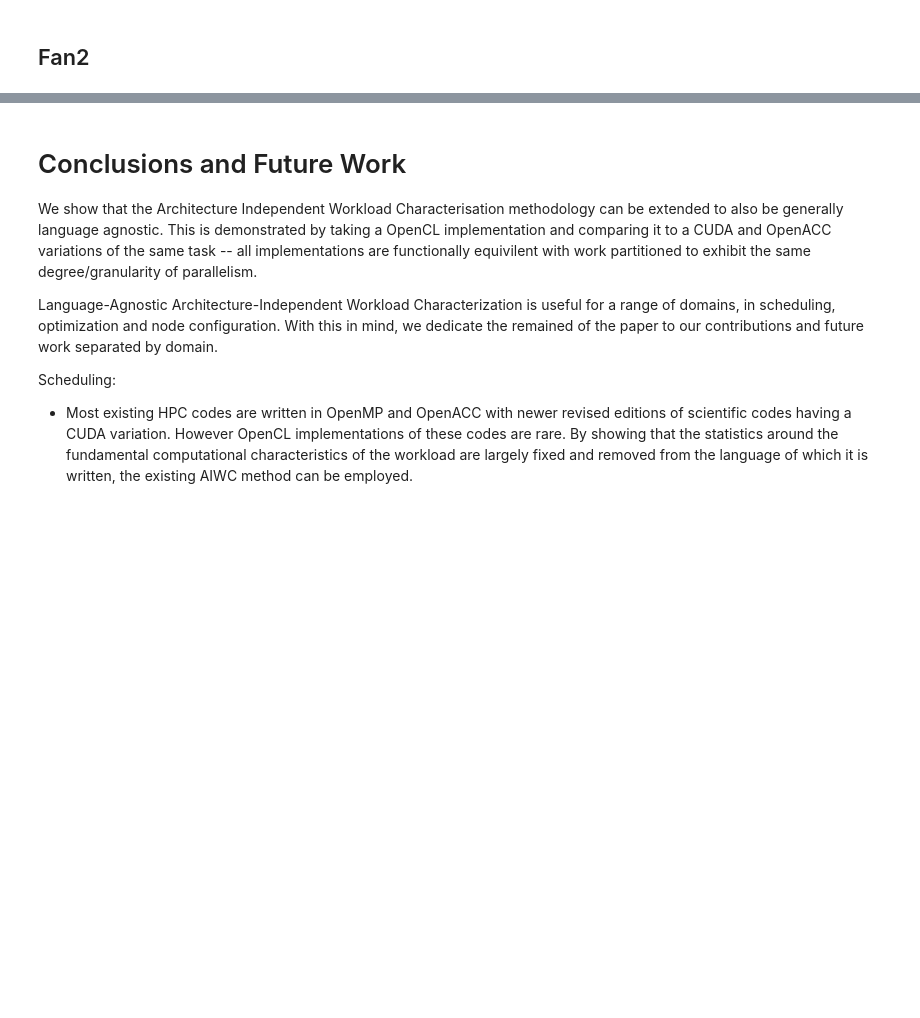
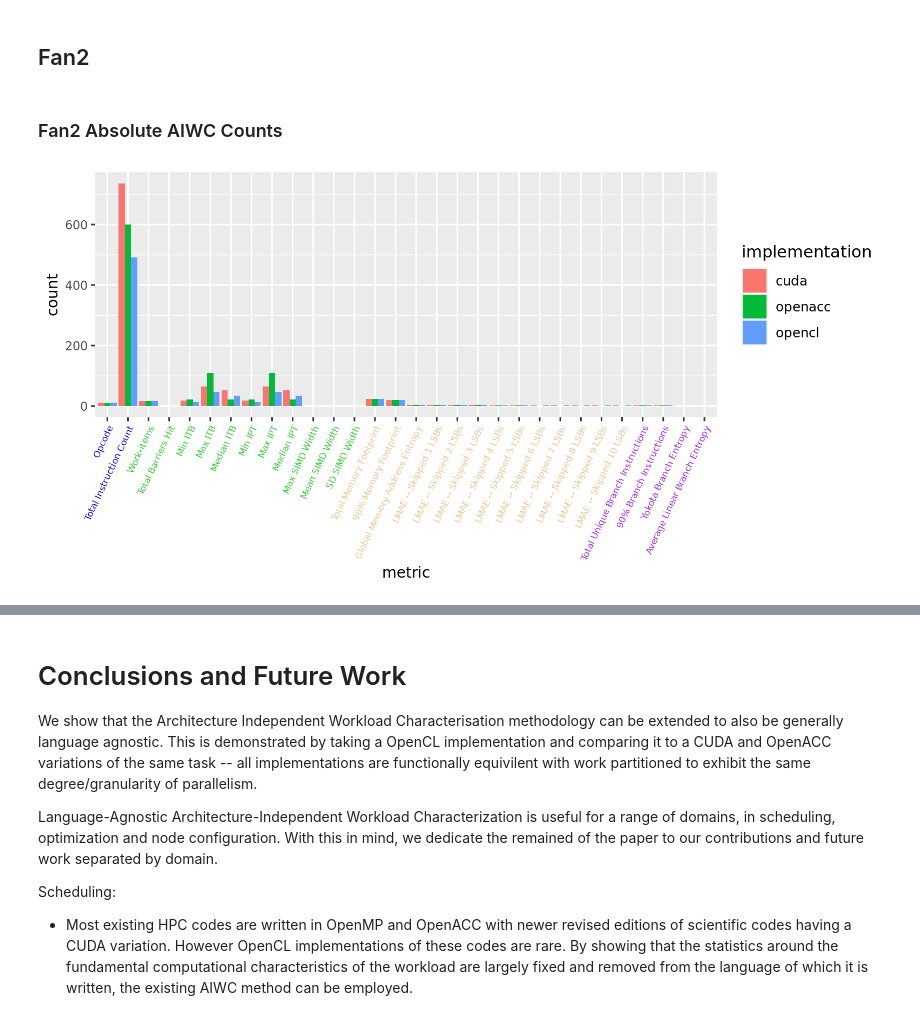
Before and after one commit to ANU-HPC/aiwc-for-the-masses, a Jupyter notebook: codes/AIWC-metric-comparison-of-Cuda-OpenACC-and-OpenCL.ipynb, the cells around one changed output, grey strips where cells are left out. Cells and saved outputs as stored; diff of their text form; code cells hidden in the pictures; blank space fills up the shorter version.

```diff
--- a/codes/AIWC-metric-comparison-of-Cuda-OpenACC-and-OpenCL.ipynb
+++ b/codes/AIWC-metric-comparison-of-Cuda-OpenACC-and-OpenCL.ipynb
@@ -339,2 +381,48 @@ This explains why the OpenACC version contains twice the number of `90% branch i
 # %% [markdown]
 ## Fan2
+# %%
+%%R -o fan2_invo0
+
+# load the data
+cud <- read.csv('./gaussian_results/cuda/aiwc__Z4Fan2PfS_S_iii_0.csv')
+ocl <- read.csv('./gaussian_results/opencl/aiwc_Fan2_0.csv')
+acc <- read.csv('./gaussian_results/openacc/aiwc_Fan2_kernel0_0.csv')
+
+# tag the implementation
+cud$implementation <- "cuda"
+ocl$implementation <- "opencl"
+acc$implementation <- "openacc"
+
+# bring it together
+dat <- rbind(cud,ocl,acc)
+
+library('gtools')
+#reorder the metrics according to category
+dat <- dat[order(mixedsort(dat$category)),]
+dat <- dat[order(mixedsort(dat$metric)),]
+dat$metric <- factor(dat$metric, levels = unique(dat$metric)) #and lock-in/preserve the order
+
+fan2_invo0 <- dat
+# %% [markdown]
+### Fan2 Absolute AIWC Counts
+# %%
+%%R -i fan2_invo0 -w 20 -h 10 --units cm -r 200
+
+library('ggplot2')
+library(broman)
+
+dat <- fan2_invo0
+ordered_categories <- dat[dat$implementation=="cuda",]$category
+
+# The four categories to assign are: "Compute","Parallelism","Memory","Control"
+category_colours <- switchv(as.character(ordered_categories), "Parallelism" = "limegreen", "Compute" = "blue", "Memory" = "burlywood2", "Control" = "purple", "red")#red is unknown categories
+#print(category_colours)
+p <- ggplot(data=dat, aes(x=metric,y=count,fill=implementation)) +
+        geom_bar(position="dodge",stat = "identity") +
+        theme(axis.text.y = element_text(size = 8),
+              axis.text.x = element_text(size=6, hjust = 1,angle=65, colour=category_colours),
+              axis.title.x = element_text(size=10),
+              axis.title.y = element_text(size=10))
+print(p)
+# %% [output]
+[figure, added]
```
Also changed, not shown: parts of 21 cells of this notebook, 15 other files.
